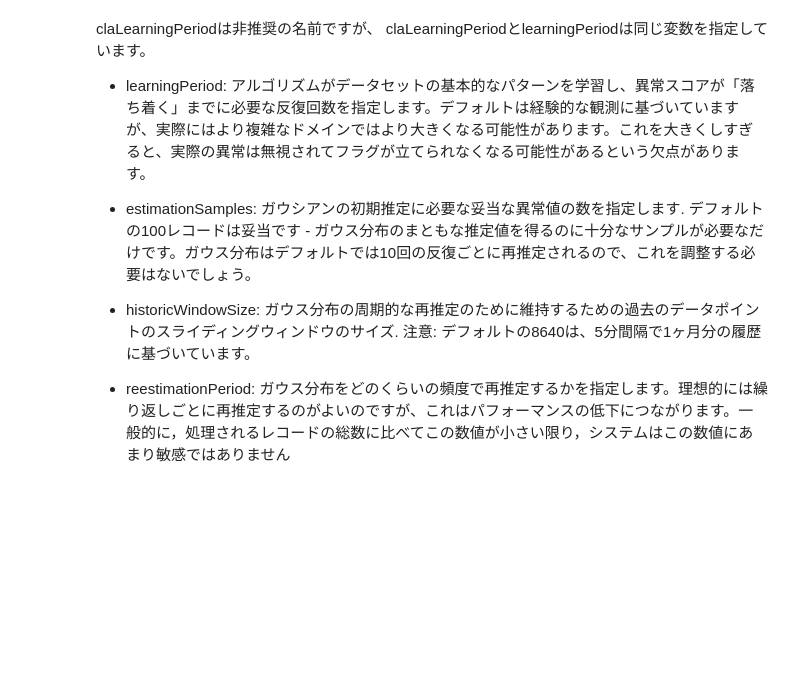
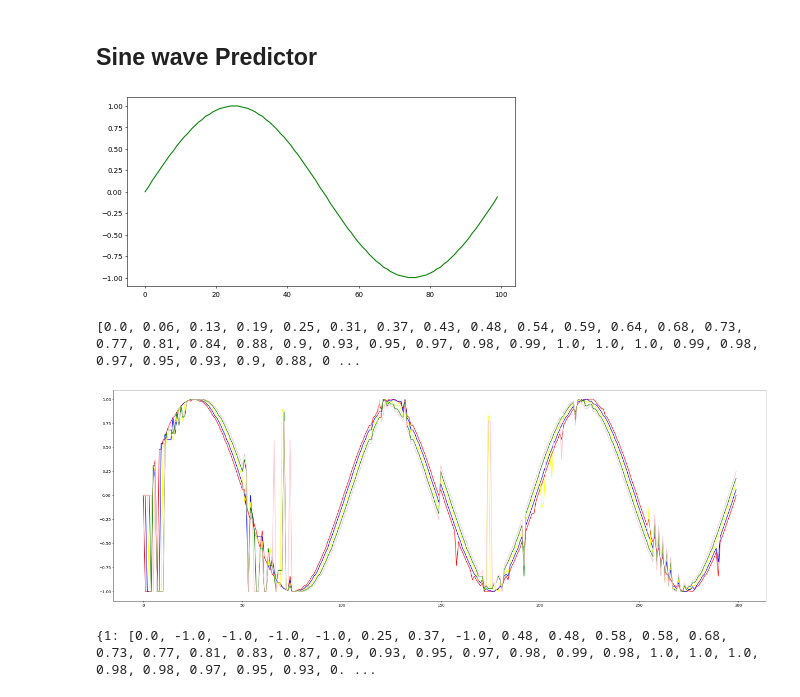
Before and after one commit to StudioIdenticalTwins/HTM-Beginners-Notebook, a Jupyter notebook: chapter-6/htm-beginners-book-6-3.ipynb, the cells around one changed output. Cells and saved outputs as stored; diff of their text form; code cells hidden in the pictures; blank space fills up the shorter version.

```diff
--- a/chapter-6/htm-beginners-book-6-3.ipynb
+++ b/chapter-6/htm-beginners-book-6-3.ipynb
@@ -91,10 +1,25 @@ anomalyProbability = anomalyLikelihood.anomalyProbability(
-# %% [markdown]
- claLearningPeriodは非推奨の名前ですが、 claLearningPeriodとlearningPeriodは同じ変数を指定しています。
-
-- learningPeriod: アルゴリズムがデータセットの基本的なパターンを学習し、異常スコアが「落ち着く」までに必要な反復回数を指定します。デフォルトは経験的な観測に基づいていますが、実際にはより複雑なドメインではより大きくなる可能性があります。これを大きくしすぎると、実際の異常は無視されてフラグが立てられなくなる可能性があるという欠点があります。
-
-- estimationSamples: ガウシアンの初期推定に必要な妥当な異常値の数を指定します. デフォルトの100レコードは妥当です - ガウス分布のまともな推定値を得るのに十分なサンプルが必要なだけです。ガウス分布はデフォルトでは10回の反復ごとに再推定されるので、これを調整する必要はないでしょう。
-
-- historicWindowSize: ガウス分布の周期的な再推定のために維持するための過去のデータポイントのスライディングウィンドウのサイズ. 注意: デフォルトの8640は、5分間隔で1ヶ月分の履歴に基づいています。
-
-- reestimationPeriod: ガウス分布をどのくらいの頻度で再推定するかを指定します。理想的には繰り返しごとに再推定するのがよいのですが、これはパフォーマンスの低下につながります。一般的に，処理されるレコードの総数に比べてこの数値が小さい限り，システムはこの数値にあまり敏感ではありません
+# %% [markdown]
+## Sine wave Predictor
+# %%
+import math
+import matplotlib.pyplot as plt
+from IPython.display import display, clear_output
+
+rows = 100
+sine_wave=[]
+
+for i in range(rows):
+    angle = (i * math.pi) / 50.0
+    sine_value = math.sin(angle)
+    sine_wave.append(round(sine_value,2))
+
+    clear_output(wait = True)
+    plt.cla
+    plot = plt.figure(figsize=(10,5),dpi=50)
+    plt.plot(sine_wave, color='green')
+    plt.show()
+
+print(sine_wave)
+# %% [output]
+[figure, added]
+[0.0, 0.06, 0.13, 0.19, 0.25, 0.31, 0.37, 0.43, 0.48, 0.54, 0.59, 0.64, 0.68, 0.73, 0.77, 0.81, 0.84, 0.88, 0.9, 0.93, 0.95, 0.97, 0.98, 0.99, 1.0, 1.0, 1.0, 0.99, 0.98, 0.97, 0.95, 0.93, 0.9, 0.88, 0 ...
@@ -100,0 +77,31 @@ anomalyProbability = anomalyLikelihood.anomalyProbability(
+# %%
+predictions = {1: [], 2: [], 3: [], 4: [], 5: []}
+for i in range(len(seq)):
+    inputSDR = enc.encode(seq[i])
+    sp.compute(inputSDR, True, activeSDR)
+
+    tm.compute( activeSDR, learn=True)
+
+    predictor.learn(i, tm.getActiveCells(), int((seq[i] - minimum) / resolution))
+
+    pdf = predictor.infer( tm.getActiveCells() )
+    for n in (1,2,3,4,5):
+        if pdf[n]:
+            predictions[n].append( round(np.argmax( pdf[n] ) * resolution + minimum, 2) )
+        else:
+            predictions[n].append(float(0))
+
+    clear_output(wait = True)
+    plt.cla
+    plot = plt.figure(figsize=(30,10),dpi=50)
+    plt.plot(predictions[1], color='red')
+    plt.plot(predictions[2], color='blue')
+    plt.plot(predictions[3], color='yellow')
+    plt.plot(predictions[4], color='green')
+    plt.plot(predictions[5], color='pink')
+    plt.show()
+
+print(predictions)
+# %% [output]
+[figure, added]
+{1: [0.0, -1.0, -1.0, -1.0, -1.0, 0.25, 0.37, -1.0, 0.48, 0.48, 0.58, 0.58, 0.68, 0.73, 0.77, 0.81, 0.83, 0.87, 0.9, 0.93, 0.95, 0.97, 0.98, 0.99, 0.98, 1.0, 1.0, 1.0, 0.98, 0.98, 0.97, 0.95, 0.93, 0. ...
```
Also changed, not shown: parts of 17 cells of this notebook, 7 other files.
